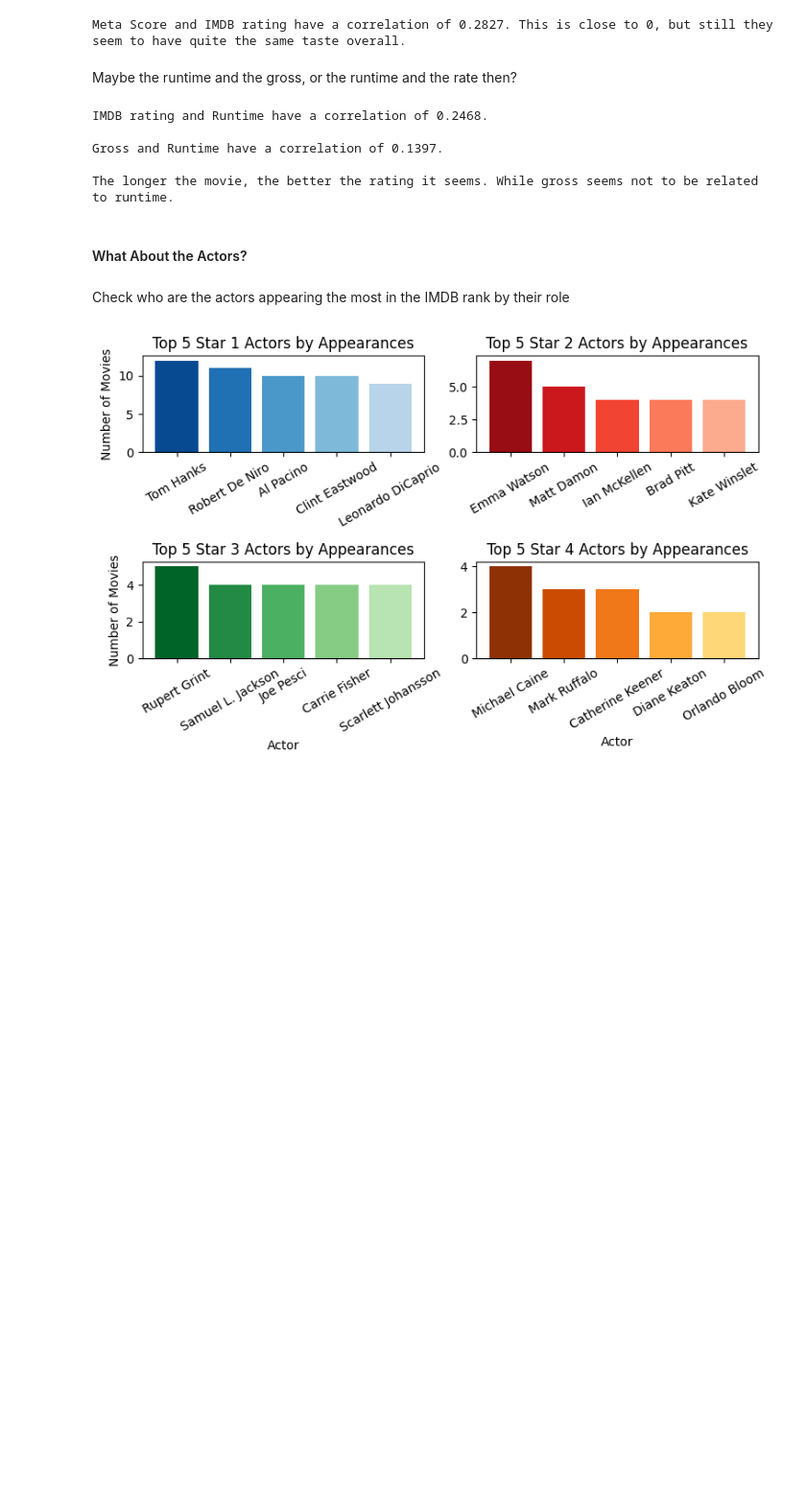
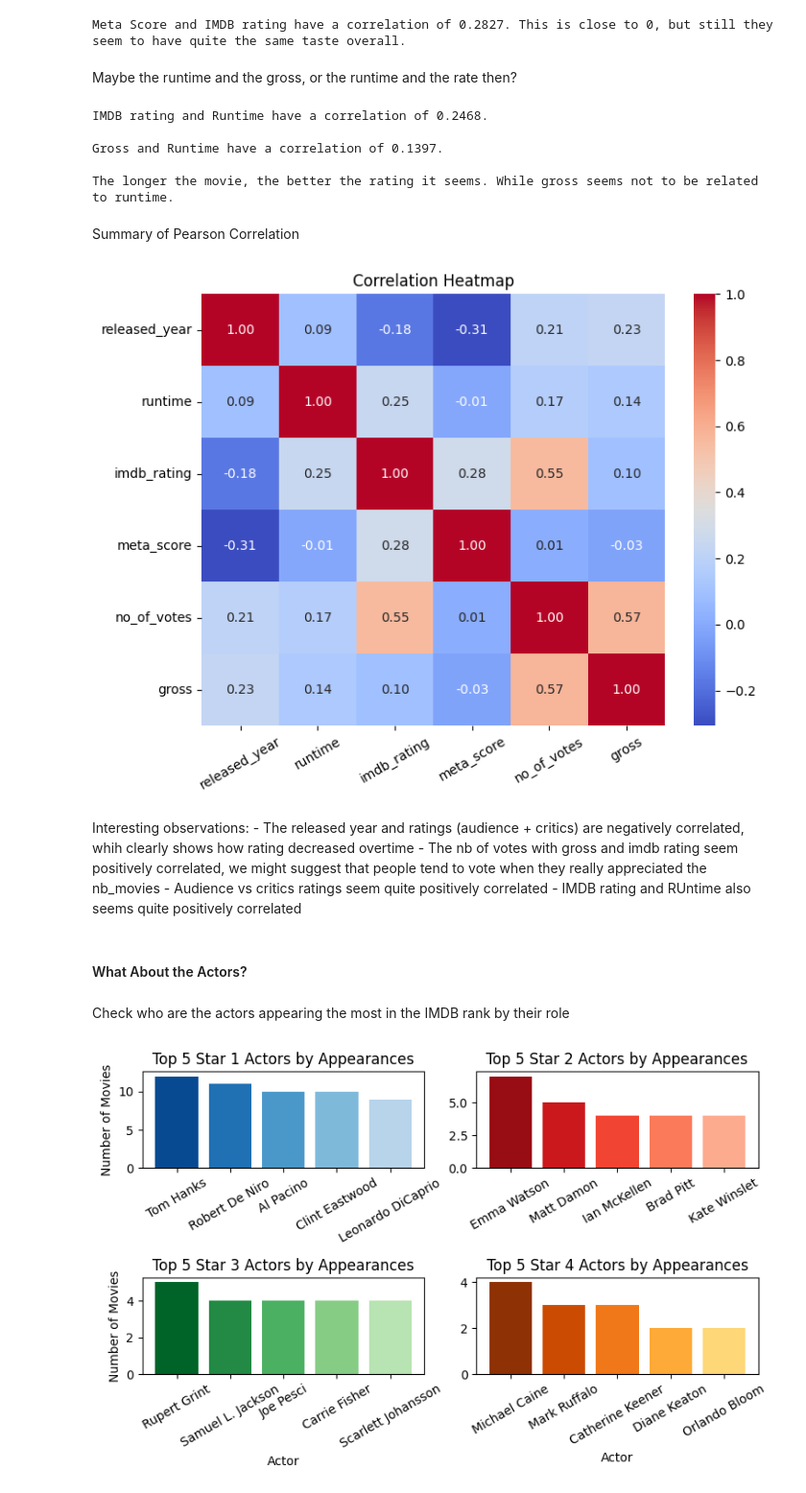
Before and after one commit to raphaeldahomay/school_da_project_m2, a Jupyter notebook: bo_da_imdb.ipynb, the cells around one changed output. Shown at 96% size. Drawn from its saved outputs; the diff is of its cells as text; code cells hidden in the pictures; blank space fills up the shorter version.

```diff
--- a/bo_da_imdb.ipynb
+++ b/bo_da_imdb.ipynb
@@ -384,6 +384,24 @@ IMDB rating and Runtime have a correlation of 0.2468.
 Gross and Runtime have a correlation of 0.1397.
 
 The longer the movie, the better the rating it seems. While gross seems not to be related to runtime.
+# %% [markdown]
+Summary of Pearson Correlation
+# %%
+imdb_df_corr = imdb_df[["released_year", "runtime", "imdb_rating", "meta_score", "no_of_votes", "gross"]]
+
+plt.figure(figsize=(8, 6))
+sns.heatmap(imdb_df_corr.corr(), annot=True, cmap="coolwarm", fmt=".2f")
+plt.title("Correlation Heatmap")
+plt.tick_params(axis='x', rotation=30)
+plt.show()
+# %% [output]
+[figure, added]
+# %% [markdown]
+Interesting observations:
+    - The released year and ratings (audience + critics) are negatively correlated, whih clearly shows how rating decreased overtime
+    - The nb of votes with gross and imdb rating seem positively correlated, we might suggest that people tend to vote when they really appreciated the nb_movies
+    - Audience vs critics ratings seem quite positively correlated
+    - IMDB rating and RUntime also seems quite positively correlated
 # %% [markdown]
 #### What About the Actors?
 # %% [markdown]
```
Also changed, not shown: parts of 1 cell of this notebook, 2 other files.
